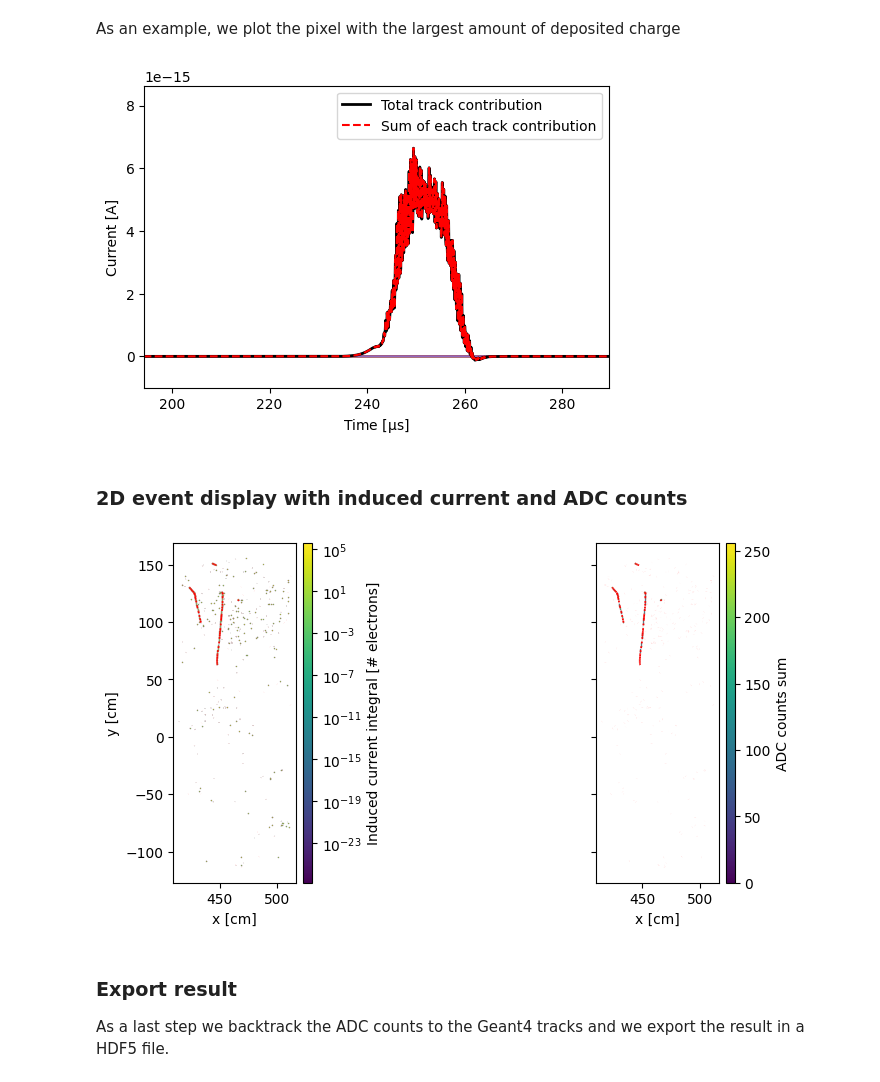
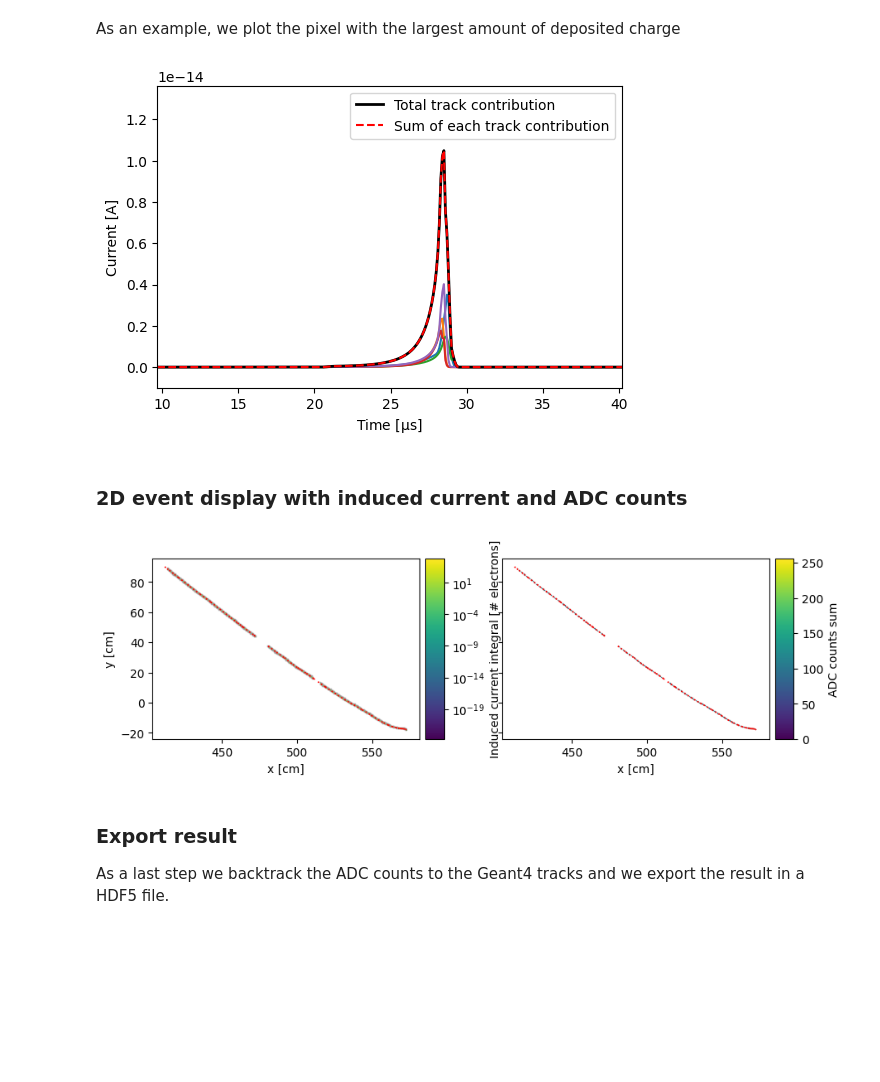
Before and after one commit to DUNE/larnd-sim, a Jupyter notebook: examples/NDLAr example.ipynb, the cells around one changed output. Saved outputs shown, nothing was run; the diff lists cells and outputs as text; code cells hidden in the pictures; blank space fills up the shorter version.

```diff
--- a/examples/NDLAr example.ipynb
+++ b/examples/NDLAr example.ipynb
@@ -44,7 +44,7 @@ First of all we load the `edep-sim` output. For this sample we need to invert $z
 with h5py.File('lbnfSpillLAr.edep.h5', 'r') as f:
     tracks = np.array(f['segments'])
 
-selected_tracks = tracks[:500]
+selected_tracks = tracks[:100]
 
 x_start = np.copy(selected_tracks['x_start'] )
 x_end = np.copy(selected_tracks['x_end'])
@@ -71,11 +71,11 @@ drifting.drift[BPG,TPB](selected_tracks)
 # %% [markdown]
 We find the pixels intersected by the projection of the tracks on the anode plane using the Bresenham's algorithm. We also take into account the neighboring pixels, due to the transverse diffusion of the charges.
 # %%
+importlib.reload(pixels_from_track)
 unique_eventIDs = cp.unique(selected_tracks['eventID'])
-event_id_map = cp.searchsorted(unique_eventIDs,cp.asarray(selected_tracks['eventID']))
 
 longest_pix = ceil(max(selected_tracks["dx"])/consts.pixel_pitch)
-max_radius = ceil(max(selected_tracks["tran_diff"])*5/consts.pixel_pitch)+1
+max_radius = ceil(max(selected_tracks["tran_diff"])*5/consts.pixel_pitch)
 
 TPB = 128
 BPG = ceil(selected_tracks.shape[0] / TPB)
@@ -350,7 +349,7 @@ ax.set_ylabel(r"Current [A]")
 ax.set_ylim(-0.1e-14, max(current)*1.3)
 _=ax.legend()
 # %% [output]
-[figure, old version]
+[figure, new version]
 # %% [markdown]
 ### 2D event display with induced current and ADC counts
 # %%
@@ -374,7 +373,12 @@ for ip, p in enumerate(unique_pix):
                              linewidth=0.2, fc=m_curr.to_rgba(c),
                              edgecolor='grey')
         ax[0].add_patch(rect)
-
+    else:
+        rect = plt.Rectangle((x_rect, y_rect),
+                             consts.pixel_pitch, consts.pixel_pitch,
+                             linewidth=0.2, fc='none',
+                             edgecolor='grey')
+        ax[0].add_patch(rect)
     a = adc_list[ip][adc_list[ip]>fee.digitize(0)]
     if len(a):
         rect = plt.Rectangle((x_rect, y_rect),
@@ -397,34 +401,34 @@ for it,t in enumerate(selected_tracks):
             c='r',
             lw=1.25,
             ls=':',
             alpha=1,
             zorder=100)
     ax[0].scatter((t["x_start"], t["x_end"]),
                   (t["y_start"], t["y_end"]),
                   c='r', s=0, zorder=99999)
     ax[1].scatter((t["x_start"], t["x_end"]),
                   (t["y_start"], t["y_end"]),
                   c='r', s=0, zorder=99999)
 
 ax[0].set_aspect("equal")
 ax[1].set_aspect("equal")
 ax[0].set_xlabel("x [cm]")
 ax[1].set_xlabel("x [cm]")
 ax[0].set_ylabel("y [cm]")
 from mpl_toolkits.axes_grid1.axes_divider import make_axes_locatable
 
 divider0 = make_axes_locatable(ax[1])
 cax0 = divider0.append_axes("right", size="7%", pad=0.07)
 fig.colorbar(m, ax=ax[1], cax=cax0, label='ADC counts sum')
 
 divider1 = make_axes_locatable(ax[0])
 cax1 = divider1.append_axes("right", size="7%", pad=0.07)
 fig.colorbar(m_curr, ax=ax[0], cax=cax1, label='Induced current integral [# electrons]')
 
 plt.subplots_adjust(hspace=0.5)
 fig.savefig("currentadc.pdf")
 # %% [output]
-[figure, old version]
+[figure, new version]
 # %% [markdown]
 ### Export result
 As a last step we backtrack the ADC counts to the Geant4 tracks and we export the result in a HDF5 file.
```
Also changed, not shown: parts of 9 cells of this notebook, 6 other files.
